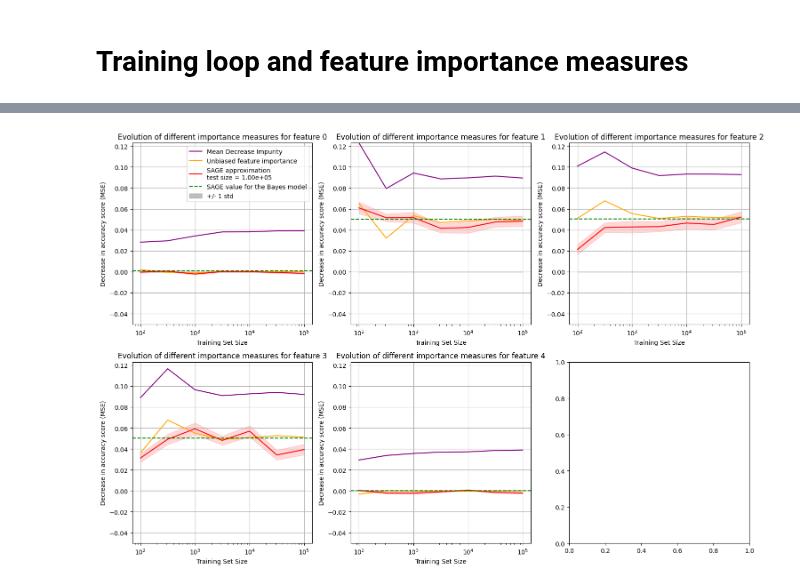
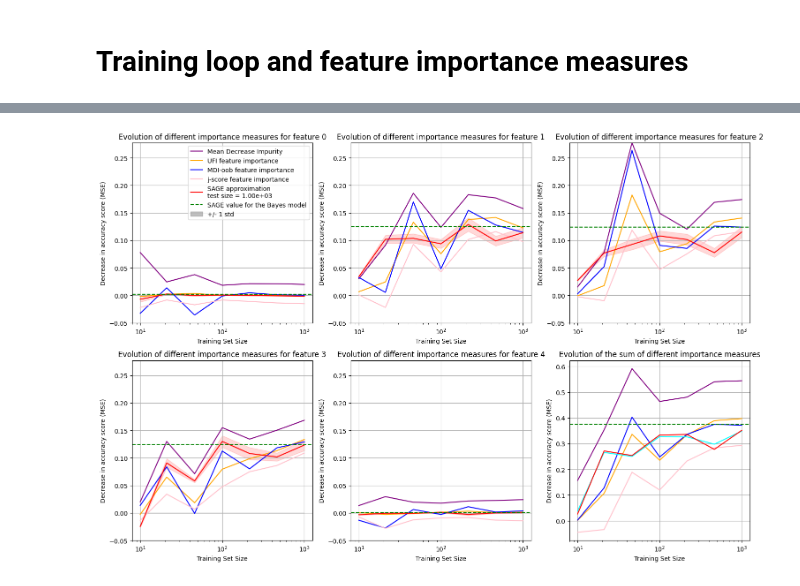
Before and after one commit to GaetandeCast/Internship, a Jupyter notebook: synth_datasets/gaussian_lm.ipynb, the cells around one changed output, grey strips where cells are left out. Cells and saved outputs as stored; diff of their text form; code cells hidden in the pictures.

```diff
--- a/synth_datasets/gaussian_lm.ipynb
+++ b/synth_datasets/gaussian_lm.ipynb
@@ -73,6 +75,9 @@ def generate_causal_gaussian_lm(
 
         for j in range(i, D + 1):
             Sigma[i, j] = w[j, :] @ Sigma[i, :] + (i == j) * v[i]
+
+    for i in range(D + 1):
+        for j in range(i, D + 1):
             Sigma[j, i] = Sigma[i, j]
 
     Xy = rng.multivariate_normal(mu, Sigma, n_sample)
@@ -182,7 +187,7 @@ def compute_bayes_sage(i, Sigma):
 b = np.array([1, -1, 0, 2, 1, 2])
 
 #             x0   x1   x2   x3   x4   y
-v = np.array([0.2, 0.2, 0.2, 0.2, 0.2, 0.2])
+v = np.array([0.5, 0.5, 0.5, 0.5, 0.5, 0.5])
 
 w = np.array([
 #    x0   x1   x2   x3   x4   y
@@ -197,7 +202,7 @@ w = np.array([
 n_feature = b.shape[0] - 1
 # %%
 # Training loop parameters
-train_sizes = np.logspace(2, 5, 7, dtype=int)
+train_sizes = np.logspace(1, 3, 7, dtype=int)
 test_size = train_sizes[-1]
 n_folds = 5
 rng = np.random.RandomState(42)
@@ -263,7 +266,9 @@ array([0.10240979, 0.13616081, 0.1385673 , 0.13304866, 0.14064146,
 global_max = np.max(
     [
         mdi_res,
-        umdi_res,
+        ufi_res,
+        mdi_oob_res,
+        j_score_res,
         [sage_res[j].values + sage_res[j].std for j in range(len(train_sizes))],
         # [
         #     permut_res[j].importances_mean + permut_res[j].importances_std
@@ -282,7 +287,13 @@ for i in range(n_feature):
         train_sizes, mdi_res[:, i], label="Mean Decrease Impurity", color="purple"
     )
     axs[i].plot(
-        train_sizes, umdi_res[:, i], label="Unbiased feature importance", color="orange"
+        train_sizes, ufi_res[:, i], label="UFI feature importance", color="orange"
+    )
+    axs[i].plot(
+        train_sizes, mdi_oob_res[:, i], label="MDI-oob feature importance", color="blue"
+    )
+    axs[i].plot(
+        train_sizes, j_score_res[:, i], label="j-score feature importance", color="pink"
     )
     axs[i].plot(
         train_sizes,
@@ -304,31 +315,62 @@ for i in range(n_feature):
     #     color="cyan",
     # )
     # axs[i].fill_between(
     #     train_sizes,
     #     [
     #         permut_res[j].importances_mean[i] + permut_res[j].importances_std[i]
     #         for j in range(len(train_sizes))
     #     ],
     #     [
     #         permut_res[j].importances_mean[i] - permut_res[j].importances_std[i]
     #         for j in range(len(train_sizes))
     #     ],
     #     color="cyan",
     #     alpha=0.15,
     # )
     axs[i].axhline(bayes_sage[i], ls="--", label="SAGE value for the Bayes model", color="green")
     # axs[i].axhline(model_weights[i], ls="-.", label="Weight in the model", color="black")
     axs[i].fill_between(train_sizes, 0, 0, color="gray", alpha=0.5, label="+/- 1 std")
     axs[i].set_xscale("log")
     axs[i].set_xlabel("Training Set Size")
     axs[i].set_ylabel("Decrease in accuracy score (MSE)")
     axs[i].set_title(
         f"Evolution of different importance measures for feature {i}"
     )
     axs[i].grid(True)
+
+axs[n_feature].plot(
+    train_sizes, mdi_res.sum(axis=1), label="Sum of MDI", color="purple"
+)
+axs[n_feature].plot(
+    train_sizes, ufi_res.sum(axis=1), label="Sum of UFI", color="orange"
+)
+axs[n_feature].plot(
+    train_sizes, mdi_oob_res.sum(axis=1), label="Sum of MDI-oob", color="blue"
+)
+axs[n_feature].plot(
+    train_sizes, j_score_res.sum(axis=1), label="sum of j-score", color="pink"
+)
+axs[n_feature].plot(
+    train_sizes, mse_improvement, label="MSE improvement wrt null model", color="cyan"
+)
+axs[n_feature].plot(
+    train_sizes,
+    [sage_res[j].values.sum() for j in range(len(train_sizes))],
+    label=f"sum of SAGE approximation \ntest size = {test_size:.2e}",
+    color="red",
+)
+axs[n_feature].axhline(sum(bayes_sage), ls="--", label="Sum of SAGE value for the Bayes model", color="green")
+axs[n_feature].set_xscale("log")
+axs[n_feature].set_xlabel("Training Set Size")
+axs[n_feature].set_ylabel("Decrease in accuracy score (MSE)")
+axs[n_feature].set_title(
+    "Evolution of the sum of different importance measures"
+)
+axs[n_feature].grid(True)
 axs[0].legend()
+# axs[n_feature].legend()
 
 plt.tight_layout()
 plt.show()
 # %% [output]
-[figure, old version]
+[figure, new version]
```
Also changed, not shown: parts of 3 cells of this notebook, 1 other file.
